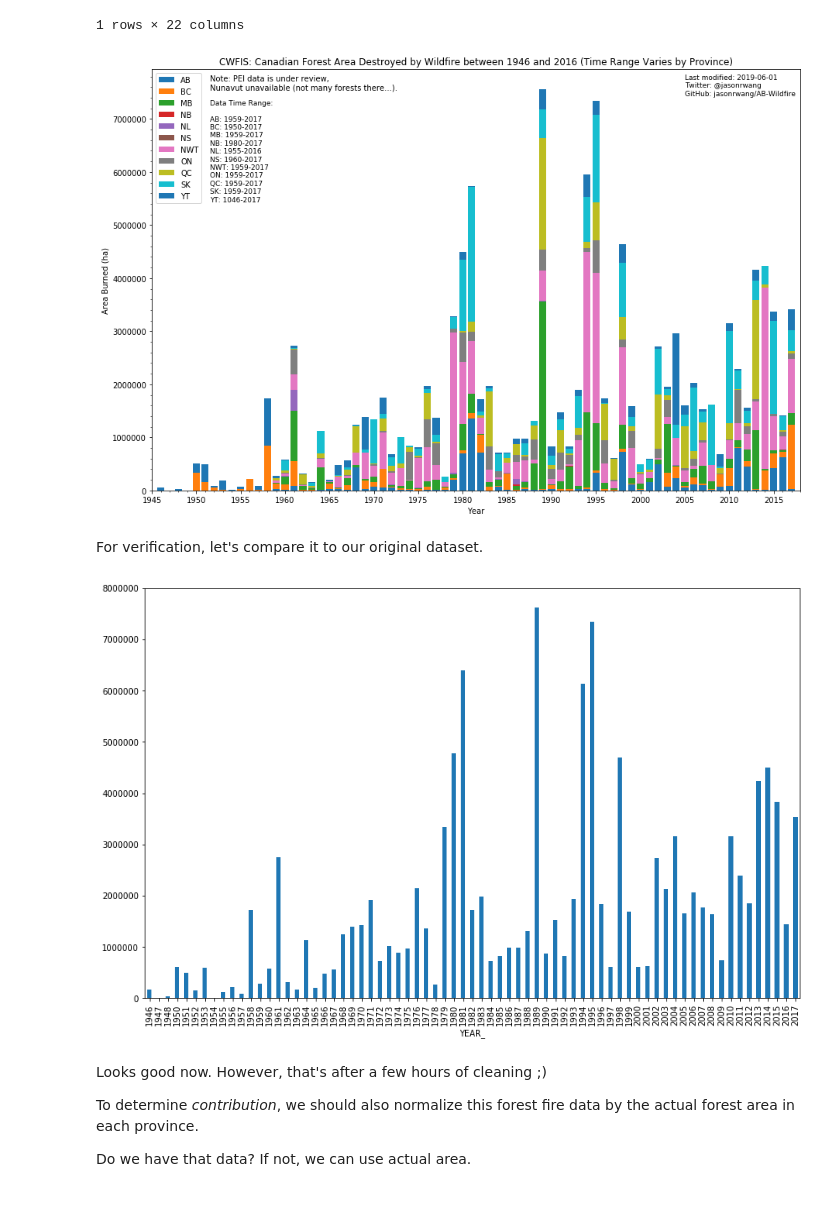
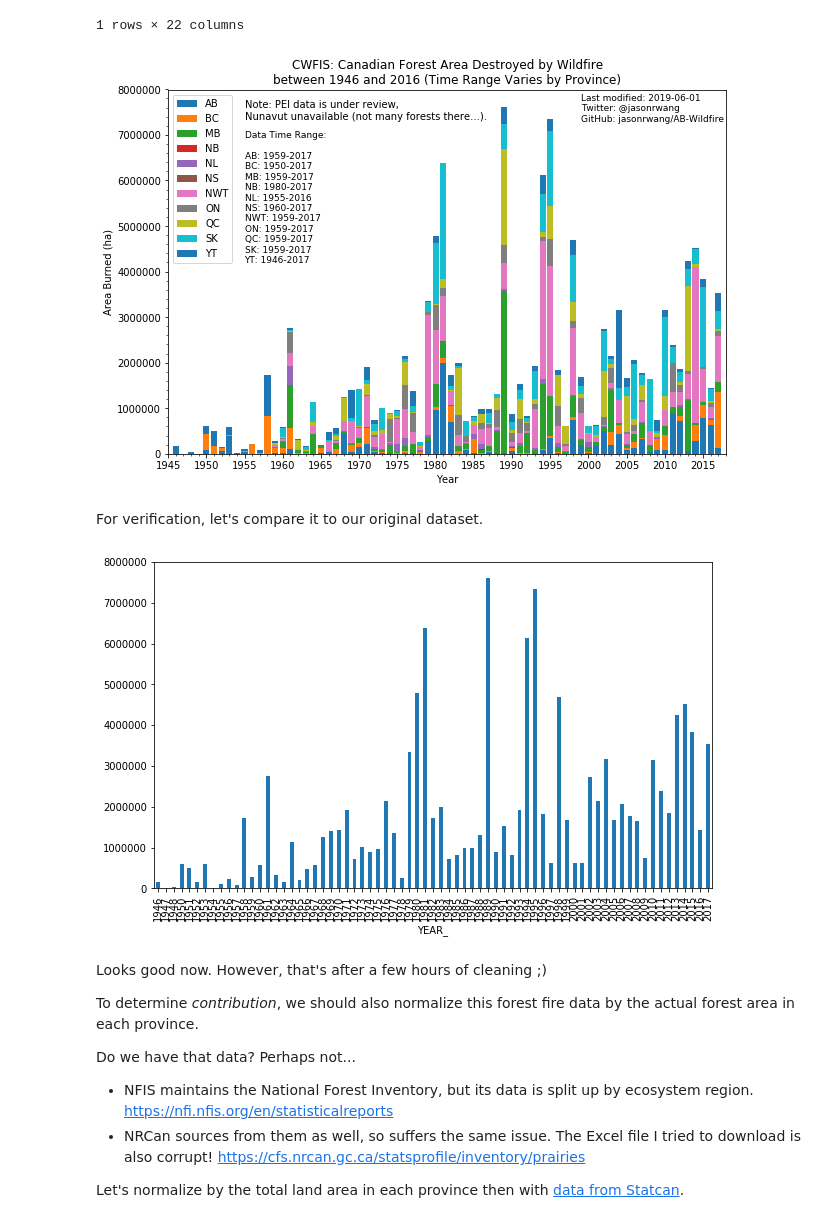
Before and after one commit to jasonrwang/AB-Wildfire, a Jupyter notebook: CA-Wildfire.ipynb, the cells around one changed output. Cells and saved outputs as stored; diff of their text form; code cells hidden in the pictures.

Commit message:
Added normalized CA data and made plots nicer

```diff
--- a/CA-Wildfire.ipynb
+++ b/CA-Wildfire.ipynb
@@ -66,73 +66,78 @@ PC_mapping =    {
     'YT': ['PC-VU']
 }
 # %%
-df_full = pd.DataFrame(columns = ['Agency', 'Year', 'Area'])
+df_full = pd.DataFrame(columns = ['Province', 'Year', 'Area'])
 
-for agency in agencies:
+for province in agencies:
     for year in yr_range:
-        area = dfYear[(dfYear['SRC_AGENCY'] == agency) & (dfYear['YEAR_'] == year)]['SIZE_HA'].values.size # 0 or 1
+        area = dfYear[(dfYear['SRC_AGENCY'] == province) & (dfYear['YEAR_'] == year)]['SIZE_HA'].values.size # 0 or 1
         if (area):
-            df_append = pd.DataFrame.from_dict({'Agency': [agency],'Year': [year],
-                 'Area': dfYear[(dfYear['SRC_AGENCY'] == agency) & (dfYear['YEAR_'] == year)]['SIZE_HA'].values}
+            df_append = pd.DataFrame.from_dict({'Province': [province],'Year': [year],
+                 'Area': dfYear[(dfYear['SRC_AGENCY'] == province) & (dfYear['YEAR_'] == year)]['SIZE_HA'].values}
                                     )
         else:
-            df_append = pd.DataFrame.from_dict({'Agency': [agency],'Year': [year], 'Area': [0]})
+            df_append = pd.DataFrame.from_dict({'Province': [province],'Year': [year], 'Area': [0]})
 
         # Remap national parks to respective provicne (thank goodness no Canadian national parks cross borders)
         for keys, values in PC_mapping.items():
-            if(agency in values): df_append['Agency'] = keys
+            if(province in values): df_append['Province'] = keys
 
         df_full = df_full.append(df_append)
 
 # Finally, clean df_full by aggregating by year
-df_full = df_full.groupby(by=['Agency','Year']).sum().reset_index()
+df_full = df_full.groupby(by=['Province','Year']).sum().reset_index()
 # %%
-fig = plt.figure(figsize=(15,10))
+fig = plt.figure(figsize=(10,6.7))
 ax = fig.add_subplot(111)
 
 # Our old list `agencies` still has national parks in them. Let's take them out.
-agencies = df_full['Agency'].unique()
+agencies = df_full['Province'].unique()
 bottom = pd.Series(0, yr_range)
 
-for agency in agencies:
-    df_agency = df_full[df_full['Agency'] == agency]
-    plt.bar(df_agency['Year'].values, df_agency['Area'].values, label=agency, bottom=bottom)
-    bottom += df_agency['Area'].values
+for province in agencies:
+    df_province = df_full[df_full['Province'] == province]
+    plt.bar(df_province['Year'].values, df_province['Area'].values, label=province, bottom=bottom)
+    bottom += df_province['Area'].values
 
 ax.set(xlabel = 'Year',
        ylabel='Area Burned (ha)',
-       title = 'CWFIS: Canadian Forest Area Destroyed by Wildfire between 1946 and 2016 (Time Range Varies by Province)')
+       title = 'CWFIS: Canadian Forest Area Destroyed by Wildfire\nbetween 1946 and 2016 (Time Range Varies by Province)')
 ax.legend(loc = 'upper left')
 
 ax.set_xticks(range(1945, 2021, 5))
 plt.minorticks_on()
 ax.set_xlim([1945, 2018])
 
 credit = 'Last modified: 2019-06-01\nTwitter: @jasonrwang\nGitHub: jasonrwang/AB-Wildfire'
-plt.text(2005, 7450000, credit, fontsize=9, horizontalalignment='left')
-plt.text(1951.5, 7550000, 'Note: PEI data is under review,\nNunavut unavailable (not many forests there...).',
+plt.text(1999, 7300000, credit, fontsize=9, horizontalalignment='left')
+plt.text(1955, 7350000, 'Note: PEI data is under review,\nNunavut unavailable (not many forests there...).',
          fontsize=10, horizontalalignment='left')
 prov_notes = str('Data Time Range:\n\n'+
                  'AB: 1959-2017\nBC: 1950-2017\nMB: 1959-2017\nNB: 1980-2017\n'+
                  'NL: 1955-2016\nNS: 1960-2017\nNWT: 1959-2017\nON: 1959-2017\n'+
-                 'QC: 1959-2017\nSK: 1959-2017\nYT: 1046-2017')
-plt.text(1951.5, 5450000, prov_notes, fontsize=9, horizontalalignment='left')
+                 'QC: 1959-2017\nSK: 1959-2017\nYT: 1946-2017')
+plt.text(1955, 4200000, prov_notes, fontsize=9, horizontalalignment='left')
 
 # # Save the the figure for other uses
 plt.savefig('img/CADWildfires_1946-2016.png')
 plt.show()
 # %% [output]
-[figure, old version]
+[figure, new version]
 # %% [markdown]
 For verification, let's compare it to our original dataset.
 # %%
-dfYear.groupby(by='YEAR_').sum()['SIZE_HA'].plot.bar(figsize=(14,9))
+dfYear.groupby(by='YEAR_').sum()['SIZE_HA'].plot.bar(figsize=(10,6))
 plt.show()
 # %% [output]
-[figure, old version]
+[figure, new version]
 # %% [markdown]
 Looks good now. However, that's after a few hours of cleaning ;)
 
 To determine _contribution_, we should also normalize this forest fire data by the actual forest area in each province.
 
-Do we have that data? If not, we can use actual area.
+Do we have that data? Perhaps not...
+
+- NFIS maintains the National Forest Inventory, but its data is split up by ecosystem region. https://nfi.nfis.org/en/statisticalreports
+- NRCan sources from them as well, so suffers the same issue. The Excel file I tried to download is also corrupt! https://cfs.nrcan.gc.ca/statsprofile/inventory/prairies
+
+Let's normalize by the total land area in each province then with [data from Statcan](https://www150.statcan.gc.ca/n1/pub/11-402-x/2012000/chap/geo/tbl/tbl06-eng.htm).
```
Also changed, not shown: parts of 3 cells of this notebook, 4 other files.
